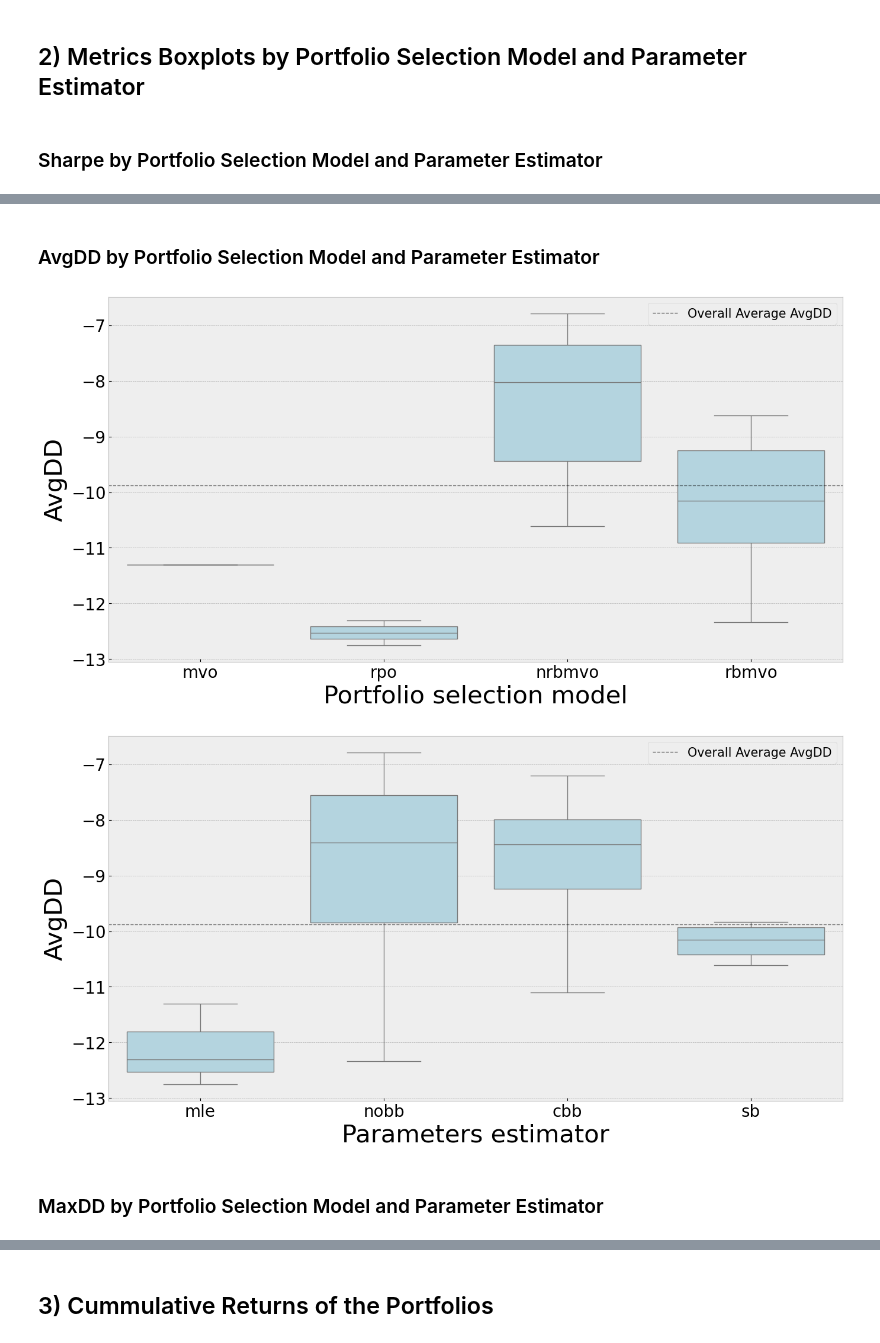
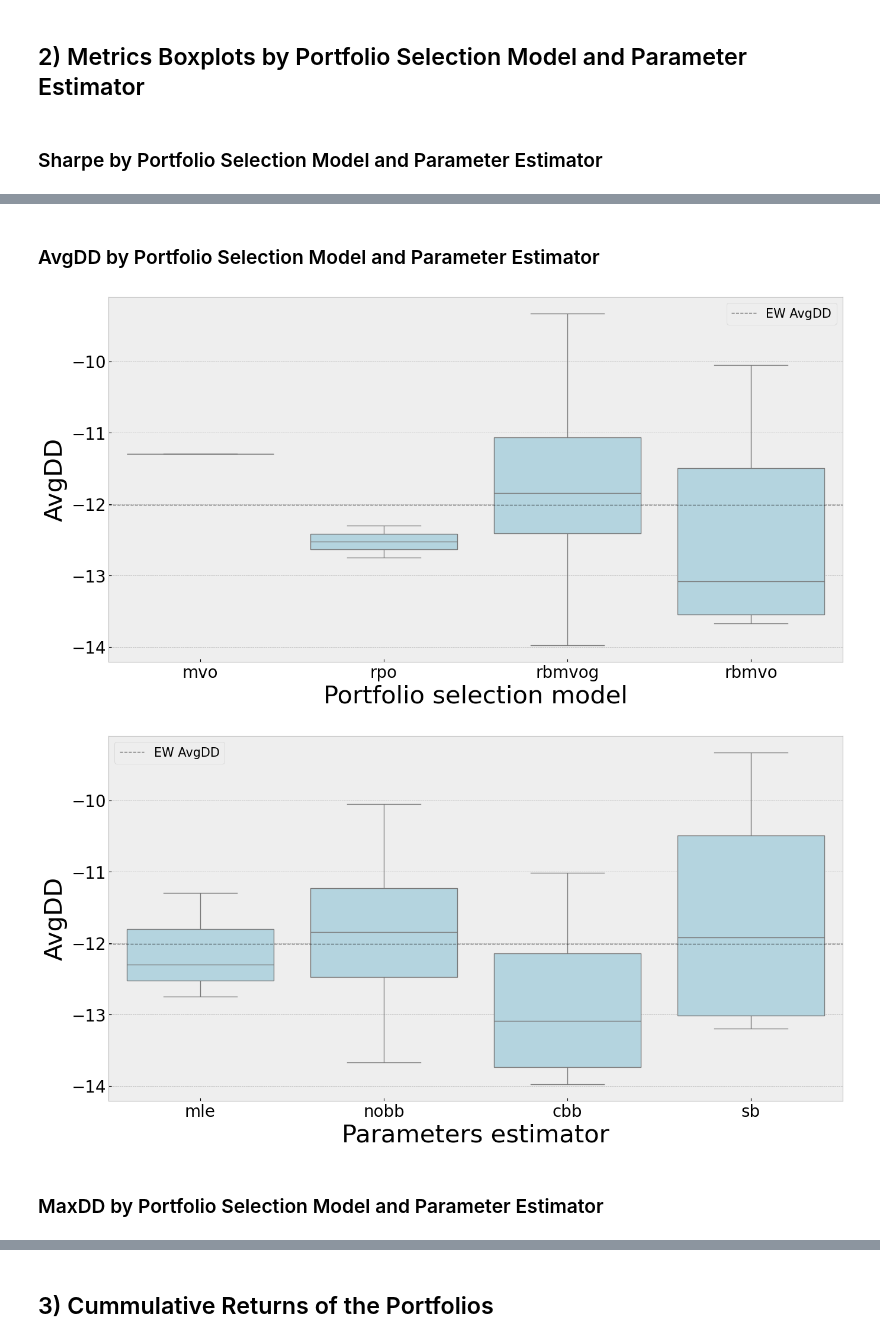
Before and after one commit to dcuoliveira/rpowbe, a Jupyter notebook: src/results_report_lo.ipynb, the cells around one changed output, grey strips where cells are left out. Cells and saved outputs as stored; diff of their text form; code cells hidden in the pictures.

Commit message:
udpdate results and notebook

```diff
--- a/src/results_report_lo.ipynb
+++ b/src/results_report_lo.ipynb
@@ -20,19 +20,21 @@ plt.rcParams['lines.linewidth'] = 1
 results_path = os.path.join(os.getcwd(), "results")
 data_path = os.path.join(os.getcwd(), "data", "inputs")
 
-model_group = ["mvo", "rpo", "rbmvo", "nrbmvo"]
+model_group = ["mvo", "rpo", "rbmvo", "rbmvog"]
 estimator_group = ["mle", "nobb", "cbb", "sb"]
-percentile_group = ["95", "75"]
+percentile_group = ["95", "75"] #, "5"]
 
 model_names = [
 
     "ew_lo",
     "mvo_lo_mle_mle",
     "rpo_lo_mle_mle_cs2006", "rpo_lo_mle_mle_y2022",
-    "nrbmvo_lo_nobb_95", "nrbmvo_lo_cbb_95", "nrbmvo_lo_sb_95",
-    "nrbmvo_lo_nobb_75", "nrbmvo_lo_cbb_75", "nrbmvo_lo_sb_75",
+    "rbmvog_lo_nobb_95", "rbmvog_lo_cbb_95", "rbmvog_lo_sb_95",
+    "rbmvog_lo_nobb_75", "rbmvog_lo_cbb_75", "rbmvog_lo_sb_75",
+    # "rbmvog_lo_nobb_5", "rbmvog_lo_cbb_5", "rbmvog_lo_sb_5",
     "rbmvo_lo_nobb_95", "rbmvo_lo_cbb_95", "rbmvo_lo_sb_95",
     "rbmvo_lo_nobb_75", "rbmvo_lo_cbb_75", "rbmvo_lo_sb_75",
+    # "rbmvo_lo_nobb_5", "rbmvo_lo_cbb_5", "rbmvo_lo_sb_5",
 
 ]
 stats_order = ["E[R]", "Std(R)", "Sharpe", "Sortino", "AvgDD", "MaxDD", "% Positive Ret."]
@@ -100,7 +102,11 @@ for model in model_names:
                                    "outputs",
                                    model)
 
-        summary = aggregate_results(path=output_path)
+        try:
+            summary = aggregate_results(path=output_path)
+        except:
+            print(f"Error: {model}")
+            continue
 
         # read json
         args = json.load(open(os.path.join(output_path, "args.json")))
@@ -139,7 +145,9 @@ for model in model_names:
     stats = compute_summary_statistics(portfolio_returns=torch.tensor(portfolio_returns_target.values))
 
     all_stats[model] = stats
-    all_stats_des[model] = stats.update({"model": summary_df["model"].unique()[0], "estimator": summary_df["mean_estimator"].unique()[0]})
+
+    stats.update({"model": summary_df["model"].unique()[0], "estimator": summary_df["mean_estimator"].unique()[0]})
+    all_stats_des[model] = stats
 all_stats_df = pd.DataFrame(all_stats).T[stats_order]
 
 dfi.export(all_stats_df, os.path.join(results_path, "all_stats_lo_df.png"))
@@ -190,7 +198,13 @@ warnings.simplefilter("ignore")
 metrics = ["Sharpe", "AvgDD", "MaxDD"]
 
 # agg. stats with description
-all_stats_des_df = pd.DataFrame(all_stats).T.dropna()
+all_stats_des_df = pd.DataFrame(all_stats_des).T
+
+ew_benchmark = all_stats_des_df.loc[all_stats_des_df["model"] == "ew"][metrics]
+mvo_benchmark = all_stats_des_df.loc[all_stats_des_df["model"] == "mvo"][metrics]
+
+all_stats_des_df = all_stats_des_df.dropna()
+
 melt_all_stats_des_df = all_stats_des_df.melt(["model", "estimator"])
 
 # compute means
@@ -206,20 +220,24 @@ for m in metrics:
     sns.boxplot(x="model", y=m, data=plot_df, ax=ax, color='lightblue')
     ax.set_ylabel(m, fontsize=30)
     ax.set_xlabel("Portfolio selection model", fontsize=30)
-    ax.axhline(y=avg_overall.loc[m].iloc[0], color='k', linestyle='--', alpha=0.5, label=f"Overall Average {m}")
+    ax.axhline(y=ew_benchmark[m].iloc[0], color='k', linestyle='--', alpha=0.5, label=f"EW {m}")
+    # ax.axhline(y=mvo_benchmark[m].iloc[0], color='r', linestyle='--', alpha=0.5, label=f"MVO {m}")
     ax.tick_params(axis="x", labelsize=20)
     ax.tick_params(axis="y", labelsize=20)
     ax.legend(loc="best",fontsize=15)
     plt.show()
+    fig.savefig(os.path.join(results_path, f"{m}_boxplot_models_lo.png"), dpi=300)
 
     fig, ax = plt.subplots(figsize=(16,8))
     sns.boxplot(x="estimator", y=m, data=plot_df, ax=ax, color='lightblue')
     ax.set_ylabel(m, fontsize=30)
     ax.set_xlabel("Parameters estimator", fontsize=30)
-    ax.axhline(y=avg_overall.loc[m].iloc[0], color='k', linestyle='--', alpha=0.5, label=f"Overall Average {m}")
+    ax.axhline(y=ew_benchmark[m].iloc[0], color='k', linestyle='--', alpha=0.5, label=f"EW {m}")
+    # ax.axhline(y=mvo_benchmark[m].iloc[0], color='r', linestyle='--', alpha=0.5, label=f"MVO {m}")
     ax.tick_params(axis="x", labelsize=20)
     ax.tick_params(axis="y", labelsize=20)
     ax.legend(loc="best",fontsize=15)
     plt.show()
+    fig.savefig(os.path.join(results_path, f"{m}_boxplot_estimators_lo.png"), dpi=300)
 # %% [output]
 ### Sharpe by Portfolio Selection Model and Parameter Estimator
@@ -228,4 +246,4 @@ for m in metrics:
 ### AvgDD by Portfolio Selection Model and Parameter Estimator
-[figure, old version]
+[figure, new version]
-[figure, old version]
+[figure, new version]
 ### MaxDD by Portfolio Selection Model and Parameter Estimator
```
Also changed, not shown: parts of 8 cells of this notebook, 41 other files.
